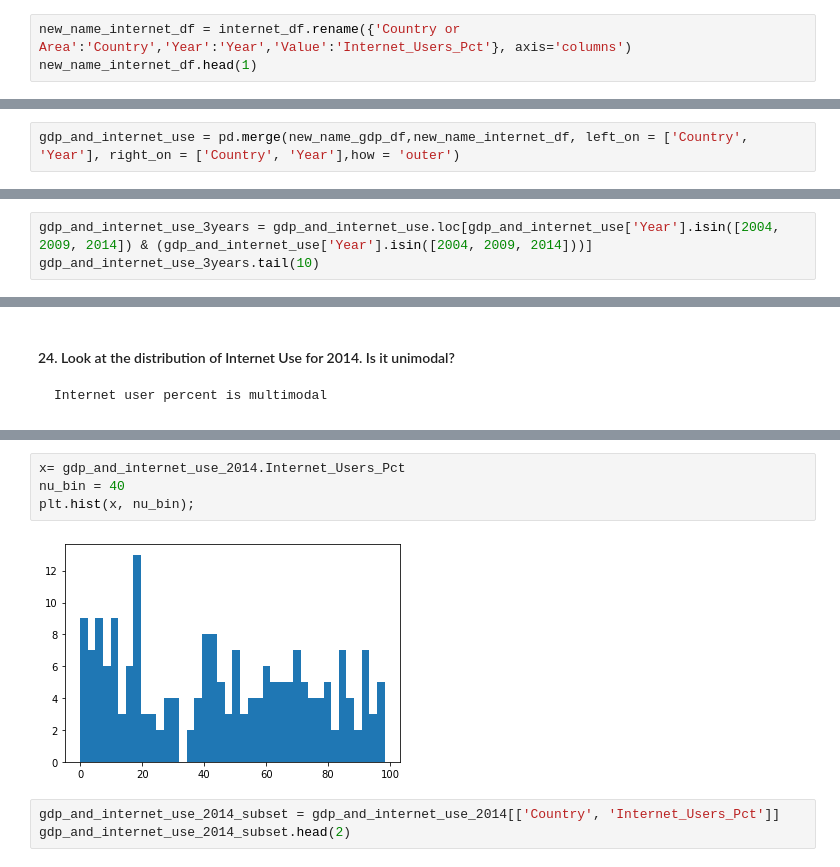
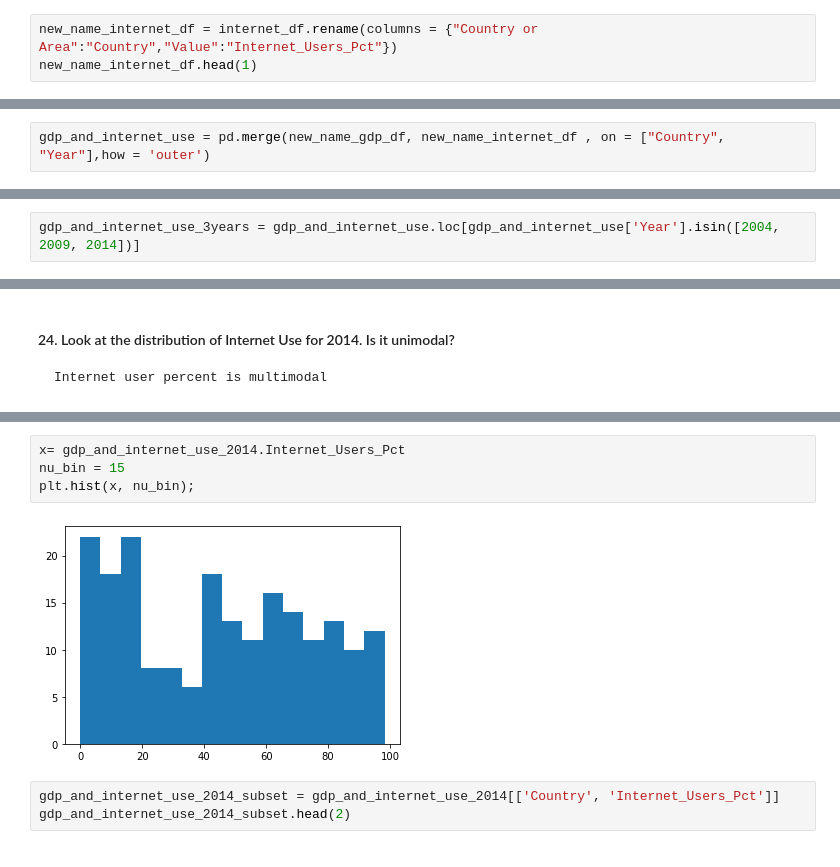
Before and after one commit to NSS-Full-Time-Data-Analytics-7/gdp-and-internet-usage-berhanneway, a Jupyter notebook: notebooks/UN Data Project.ipynb, the cells around one changed output, grey strips where cells are left out. Saved outputs shown, nothing was run; the diff lists cells and outputs as text.

```diff
--- a/notebooks/UN Data Project.ipynb
+++ b/notebooks/UN Data Project.ipynb
@@ -144,7 +144,7 @@ new_name_gdp_df.head(1)
 # %% [markdown]
 #### 9. Change the columns for the Internet Users DataFrame to ‘Country’, ‘Year’, and ‘Internet_Users_Pct’.
 # %%
-new_name_internet_df = internet_df.rename({'Country or Area':'Country','Year':'Year','Value':'Internet_Users_Pct'}, axis='columns')
+new_name_internet_df = internet_df.rename(columns = {"Country or Area":"Country","Value":"Internet_Users_Pct"})
 new_name_internet_df.head(1)
 # %% [output]
 |  | Country | Year | Internet_Users_Pct |
@@ -152,7 +152,7 @@ new_name_internet_df.head(1)
 # %% [markdown]
 #### 10. Merge the two DataFrames to one. Merge **all rows** from each of the two DataFrames. Call the new DataFrame `gdp_and_internet_use`.
 # %%
-gdp_and_internet_use = pd.merge(new_name_gdp_df,new_name_internet_df, left_on = ['Country', 'Year'], right_on = ['Country', 'Year'],how = 'outer')
+gdp_and_internet_use = pd.merge(new_name_gdp_df, new_name_internet_df , on = ["Country", "Year"],how = 'outer')
 # %% [markdown]
 Look at the first five rows of your new DataFrame to confirm it merged correctly.
 # %%
@@ -178,5 +178,4 @@ gdp_and_internet_use.tail()
 # %% [markdown]
 13.Subset the combined DataFrame to keep only the data for 2004, 2009, and 2014. Check that this happened correctly.
 # %%
-gdp_and_internet_use_3years = gdp_and_internet_use.loc[gdp_and_internet_use['Year'].isin([2004, 2009, 2014]) & (gdp_and_internet_use['Year'].isin([2004, 2009, 2014]))]
-gdp_and_internet_use_3years.tail(10)
+gdp_and_internet_use_3years = gdp_and_internet_use.loc[gdp_and_internet_use['Year'].isin([2004, 2009, 2014])]
@@ -404,9 +396,9 @@ plt.hist(x, nu_bin);
 # %%
 x= gdp_and_internet_use_2014.Internet_Users_Pct
-nu_bin = 40
+nu_bin = 15
 plt.hist(x, nu_bin);
 # %% [output]
-[figure, old version]
+[figure, new version]
 # %%
 gdp_and_internet_use_2014_subset = gdp_and_internet_use_2014[['Country', 'Internet_Users_Pct']]
 gdp_and_internet_use_2014_subset.head(2)
```
Also changed, not shown: parts of 26 cells of this notebook.
